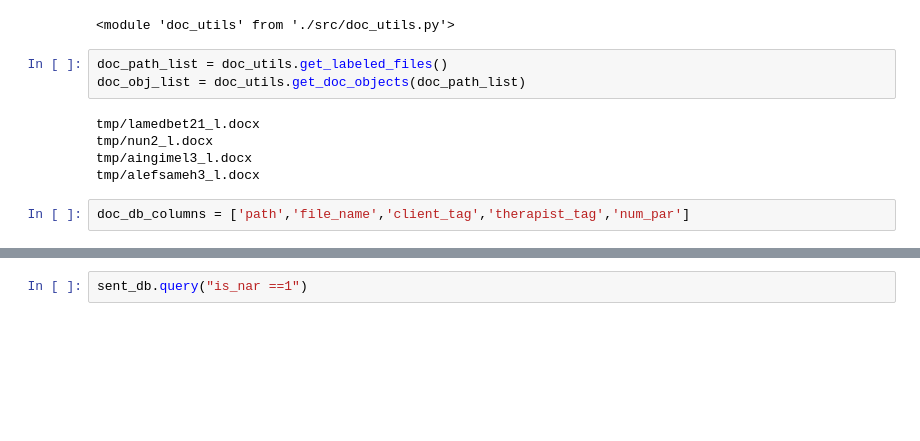
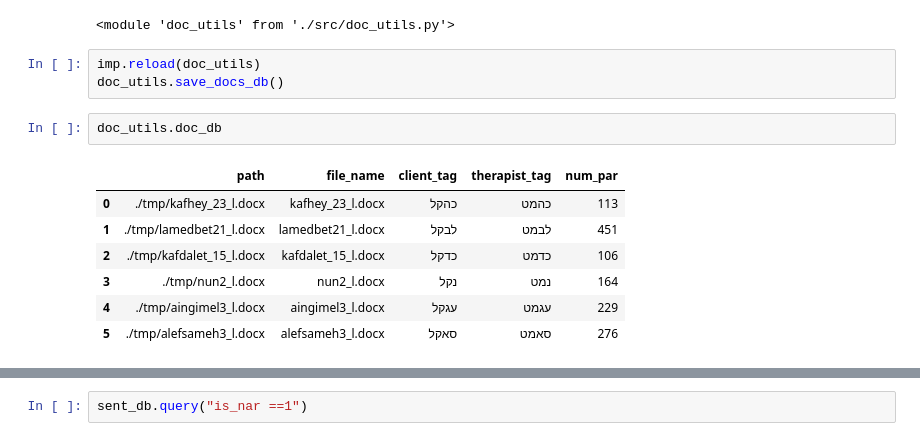
Before and after one commit to Sofy34/personal_strudy, a Jupyter notebook: thesis/01_initial_file.ipynb, the cells around one changed output, grey strips where cells are left out. Saved outputs shown, nothing was run; the diff lists cells and outputs as text; blank space fills up the shorter version.

```diff
--- a/thesis/01_initial_file.ipynb
+++ b/thesis/01_initial_file.ipynb
@@ -13,13 +13,16 @@ import feature_utils
 imp.reload(doc_utils)
 # %% [output]
 <module 'doc_utils' from './src/doc_utils.py'>
-# %%
-doc_path_list = doc_utils.get_labeled_files()
-doc_obj_list = doc_utils.get_doc_objects(doc_path_list)
-# %% [output]
-tmp/lamedbet21_l.docx
-tmp/nun2_l.docx
-tmp/aingimel3_l.docx
-tmp/alefsameh3_l.docx
-# %%
-doc_db_columns = ['path','file_name','client_tag','therapist_tag','num_par']
+# %%
+imp.reload(doc_utils)
+doc_utils.save_docs_db()
+# %%
+doc_utils.doc_db
+# %% [output]
+|  | path | file_name | client_tag | therapist_tag | num_par |
+| 0 | ./tmp/kafhey_23_l.docx | kafhey_23_l.docx | כהקל | כהמט | 113 |
+| 1 | ./tmp/lamedbet21_l.docx | lamedbet21_l.docx | לבקל | לבמט | 451 |
+| 2 | ./tmp/kafdalet_15_l.docx | kafdalet_15_l.docx | כדקל | כדמט | 106 |
+| 3 | ./tmp/nun2_l.docx | nun2_l.docx | נקל | נמט | 164 |
+| 4 | ./tmp/aingimel3_l.docx | aingimel3_l.docx | עגקל | עגמט | 229 |
+| 5 | ./tmp/alefsameh3_l.docx | alefsameh3_l.docx | סאקל | סאמט | 276 |
```
Also changed, not shown: parts of 24 cells of this notebook, 1 other file.
